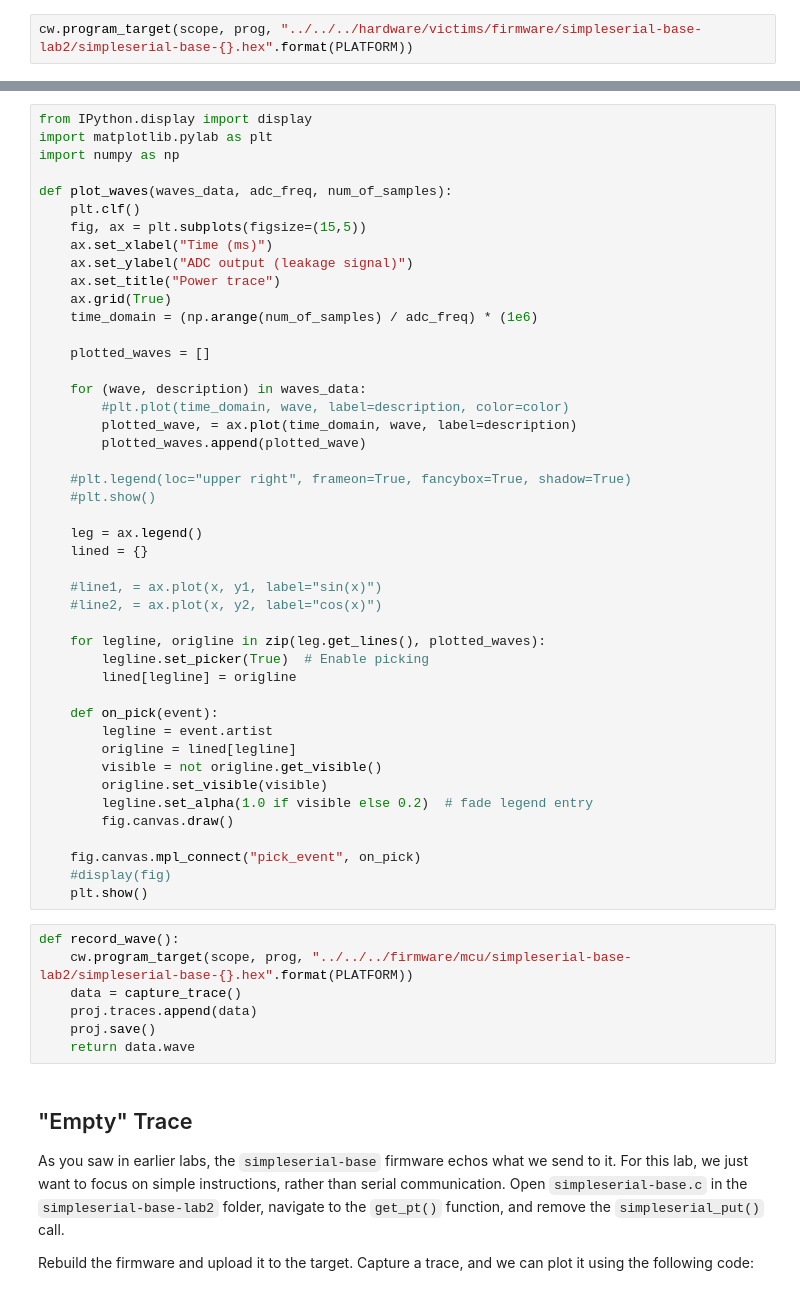
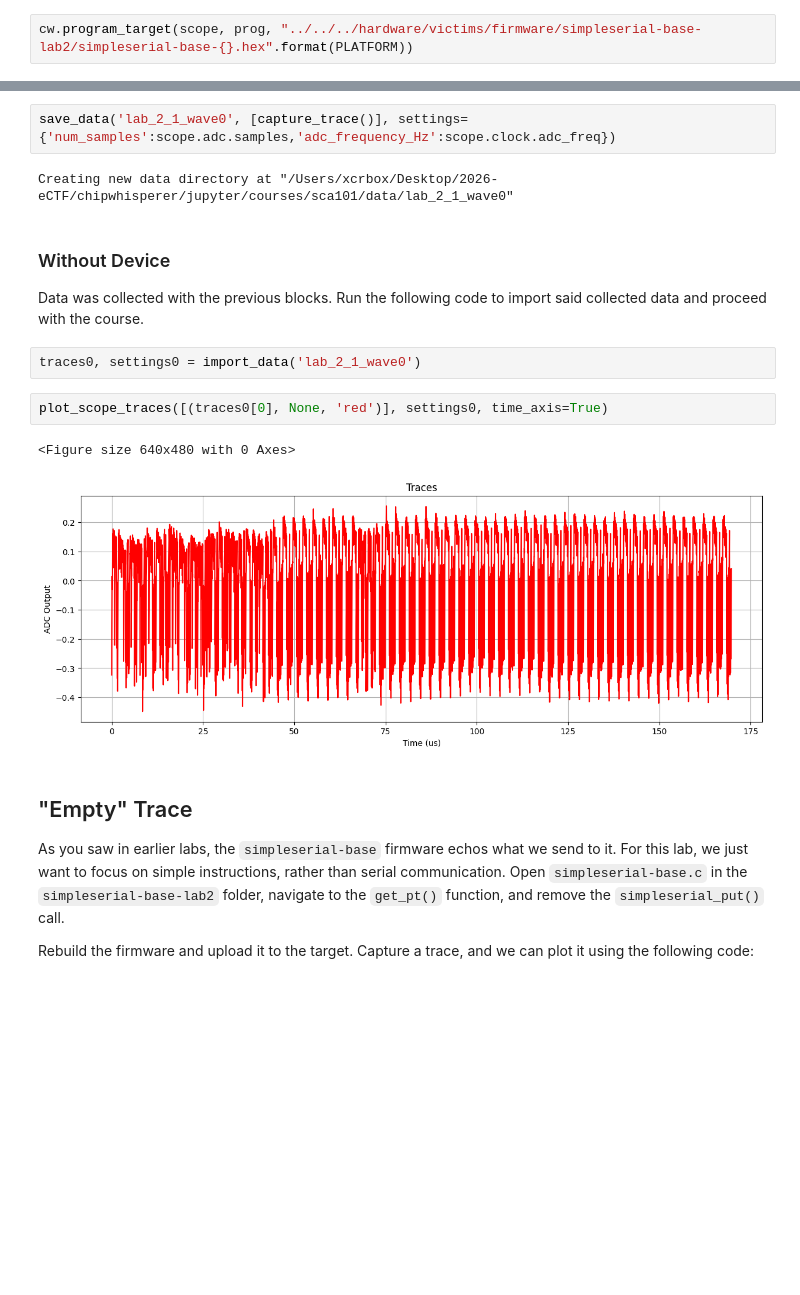
Before and after one commit to MXCR-cpu/chipwhisperer-jupyter-ectf, a Jupyter notebook: courses/sca101/Lab 2_1A - Instruction Power Differences (MAIN).ipynb, the cells around one changed output, grey strips where cells are left out. Drawn from its saved outputs; the diff is of its cells as text; blank space fills up the shorter version.

Commit message:
updating sca101 course

```diff
--- a/courses/sca101/Lab 2_1A - Instruction Power Differences (MAIN).ipynb
+++ b/courses/sca101/Lab 2_1A - Instruction Power Differences (MAIN).ipynb
@@ -146,55 +141,19 @@ print("✔️ OK to continue!")
-# %%
-from IPython.display import display
-import matplotlib.pylab as plt
-import numpy as np
-
-def plot_waves(waves_data, adc_freq, num_of_samples):
-    plt.clf()
-    fig, ax = plt.subplots(figsize=(15,5))
-    ax.set_xlabel("Time (ms)")
-    ax.set_ylabel("ADC output (leakage signal)")
-    ax.set_title("Power trace")
-    ax.grid(True)
-    time_domain = (np.arange(num_of_samples) / adc_freq) * (1e6)
-
-    plotted_waves = []
-
-    for (wave, description) in waves_data:
-        #plt.plot(time_domain, wave, label=description, color=color)
-        plotted_wave, = ax.plot(time_domain, wave, label=description)
-        plotted_waves.append(plotted_wave)
-
-    #plt.legend(loc="upper right", frameon=True, fancybox=True, shadow=True)
-    #plt.show()
-
-    leg = ax.legend()
-    lined = {}
-
-    #line1, = ax.plot(x, y1, label="sin(x)")
-    #line2, = ax.plot(x, y2, label="cos(x)")
-
-    for legline, origline in zip(leg.get_lines(), plotted_waves):
-        legline.set_picker(True)  # Enable picking
-        lined[legline] = origline
-
-    def on_pick(event):
-        legline = event.artist
-        origline = lined[legline]
-        visible = not origline.get_visible()
-        origline.set_visible(visible)
-        legline.set_alpha(1.0 if visible else 0.2)  # fade legend entry
-        fig.canvas.draw()
-
-    fig.canvas.mpl_connect("pick_event", on_pick)
-    #display(fig)
-    plt.show()
-# %%
-def record_wave():
-    cw.program_target(scope, prog, "../../../firmware/mcu/simpleserial-base-lab2/simpleserial-base-{}.hex".format(PLATFORM))
-    data = capture_trace()
-    proj.traces.append(data)
-    proj.save()
-    return data.wave
+# %%
+save_data('lab_2_1_wave0', [capture_trace()], settings={'num_samples':scope.adc.samples,'adc_frequency_Hz':scope.clock.adc_freq})
+# %% [output]
+Creating new data directory at "/Users/xcrbox/Desktop/2026-eCTF/chipwhisperer/jupyter/courses/sca101/data/lab_2_1_wave0"
+# %% [markdown]
+
+### Without Device
+
+Data was collected with the previous blocks. Run the following code to import said collected data and proceed with the course.
+# %%
+traces0, settings0 = import_data('lab_2_1_wave0')
+# %%
+plot_scope_traces([(traces0[0], None, 'red')], settings0, time_axis=True)
+# %% [output]
+<Figure size 640x480 with 0 Axes>
+[figure, added]
 # %% [markdown]
 ## "Empty" Trace
 
```
Also changed, not shown: parts of 50 cells of this notebook, 11 other files.
